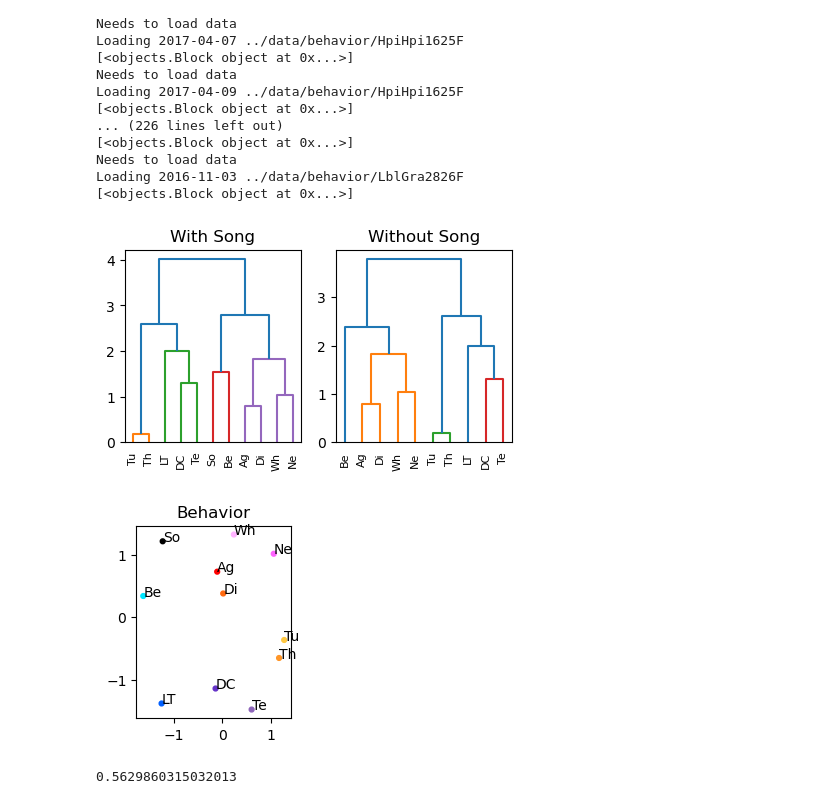
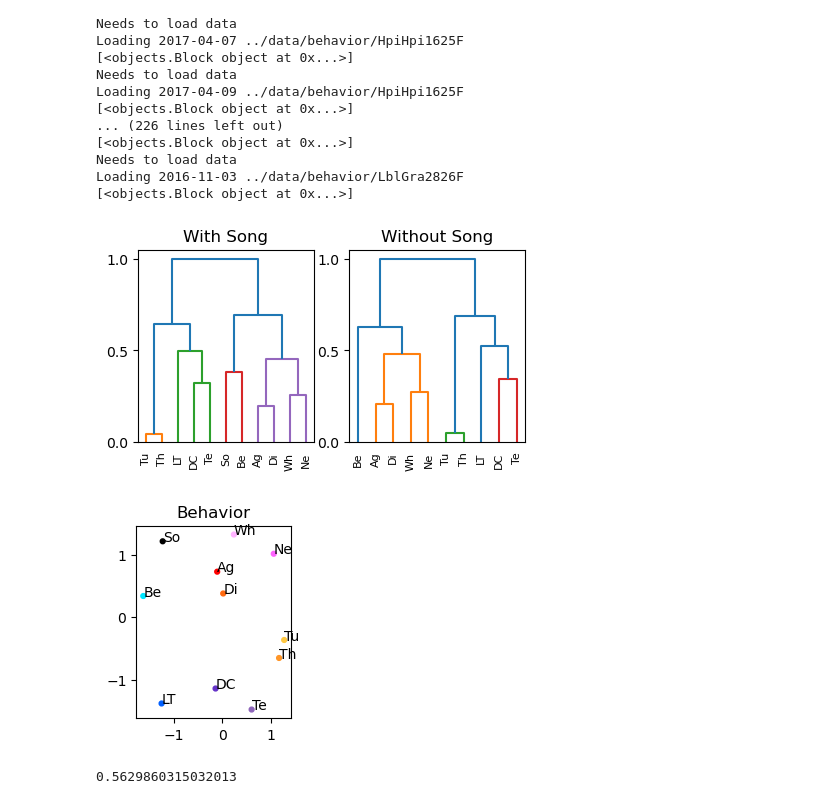
Before and after one commit to theunissenlab/zebra-finch-semantic-category, a Jupyter notebook: pythonNotebooks/BEHAV-Figure 4.ipynb, the cells around one changed output. Drawn from its saved outputs; the diff is of its cells as text; code cells hidden in the pictures.

```diff
--- a/pythonNotebooks/BEHAV-Figure 4.ipynb
+++ b/pythonNotebooks/BEHAV-Figure 4.ipynb
@@ -829,6 +829,7 @@ for ic1 in range(nc):
 
 # Hieararchical clustering
 clustered=linkage(squareform(confMatDist), method= 'ward' )# this works now
+clustered[:,2] = clustered[:,2]/np.max(clustered[:,2])
 cophen_dist = cophenet(clustered)
 plt.figure(figsize= (5,2.5), dpi=100)
 plt.subplot(1,2,1)
@@ -836,40 +837,43 @@ D = dendrogram(Z=clustered,
              color_threshold = 0.5*max(clustered[:,2]),
              leaf_rotation=90.,
              leaf_font_size=8,
-             labels=callList)
+             labels=callList, distance_sort=True)
+plt.yticks([0, 0.5, 1.0])
 plt.title('With Song')
 
 clustered=linkage(squareform(confMatDist[1:,1:]), method= 'ward' )# this works now
+clustered[:,2] = clustered[:,2]/np.max(clustered[:,2])
 cophen_dist = cophenet(clustered)
 plt.subplot(1,2,2)
 D = dendrogram(Z=clustered,
              color_threshold = 0.5*max(clustered[:,2]),
              leaf_rotation=90.,
              leaf_font_size=8,
-             labels=callList[1:])
+             labels=callList[1:], distance_sort = True)
+plt.yticks([0, 0.5, 1.0])
 plt.title('Without Song')
 
 plt.savefig(figDir + 'BehaviorDendogram.eps')
 
 
 
 
 # print(f'Cophen Distance {cophen_dist}')
 
 # Multidimensional scaling
 mdsDim = 2   # This is only specificied here
 mds = MDS(dissimilarity='precomputed', random_state=0, n_components=mdsDim, n_init=10)
 # Get the embeddings
 behMDS = mds.fit_transform(confMatDist)
 plt.figure(figsize= (2,2.5), dpi=100)
 plt.scatter(behMDS[:,0], behMDS[:,1], s =12, c=[callColor[c] for c in callList] )
 ax = plt.gca()
 for i, txt in enumerate(callList):
     ax.annotate(txt, (behMDS[i,0], behMDS[i,1]))
 plt.title('Behavior')
 plt.savefig(figDir + f'BehaviorMDS{mdsDim}.eps')
 # %% [output]
-[figure, old version]
+[figure, new version]
 [figure]
 # %%
 # Now the acoustic analysis
```
Also changed, not shown: parts of 1 cell of this notebook, 4 other files.
